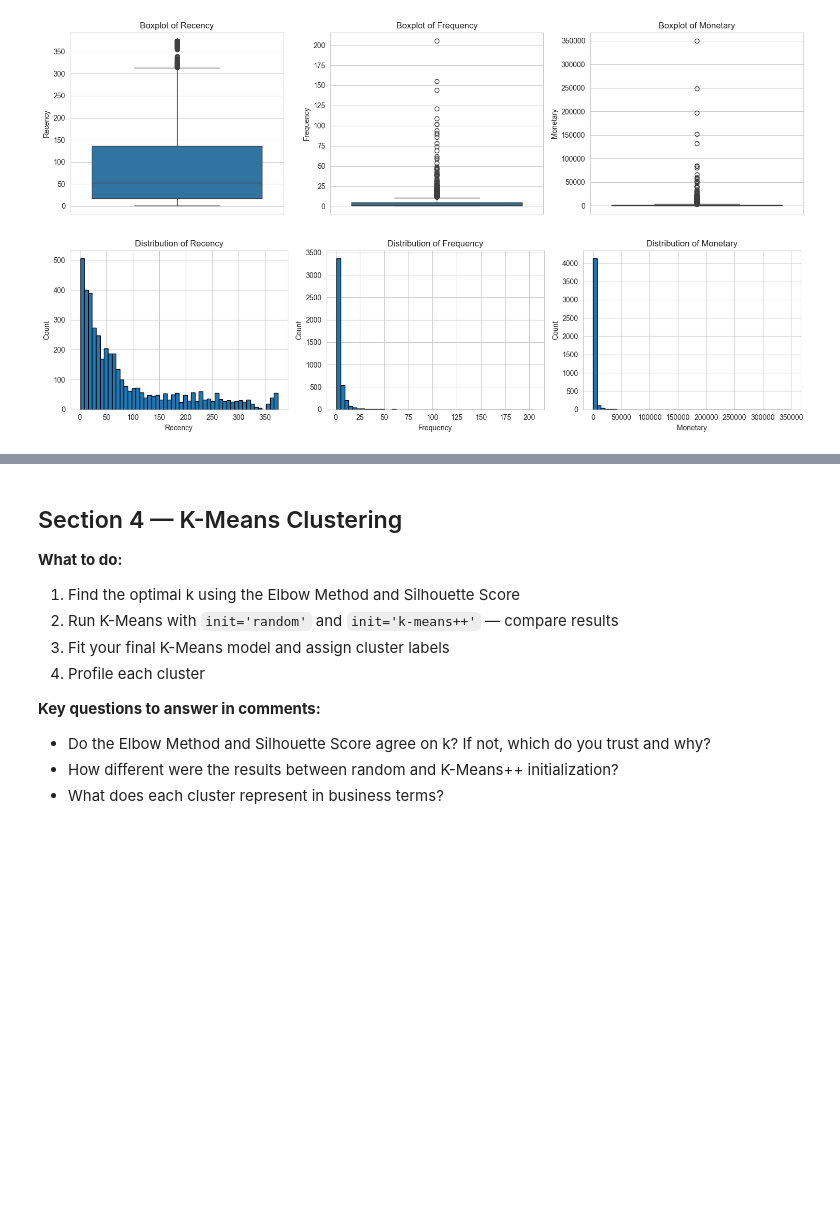
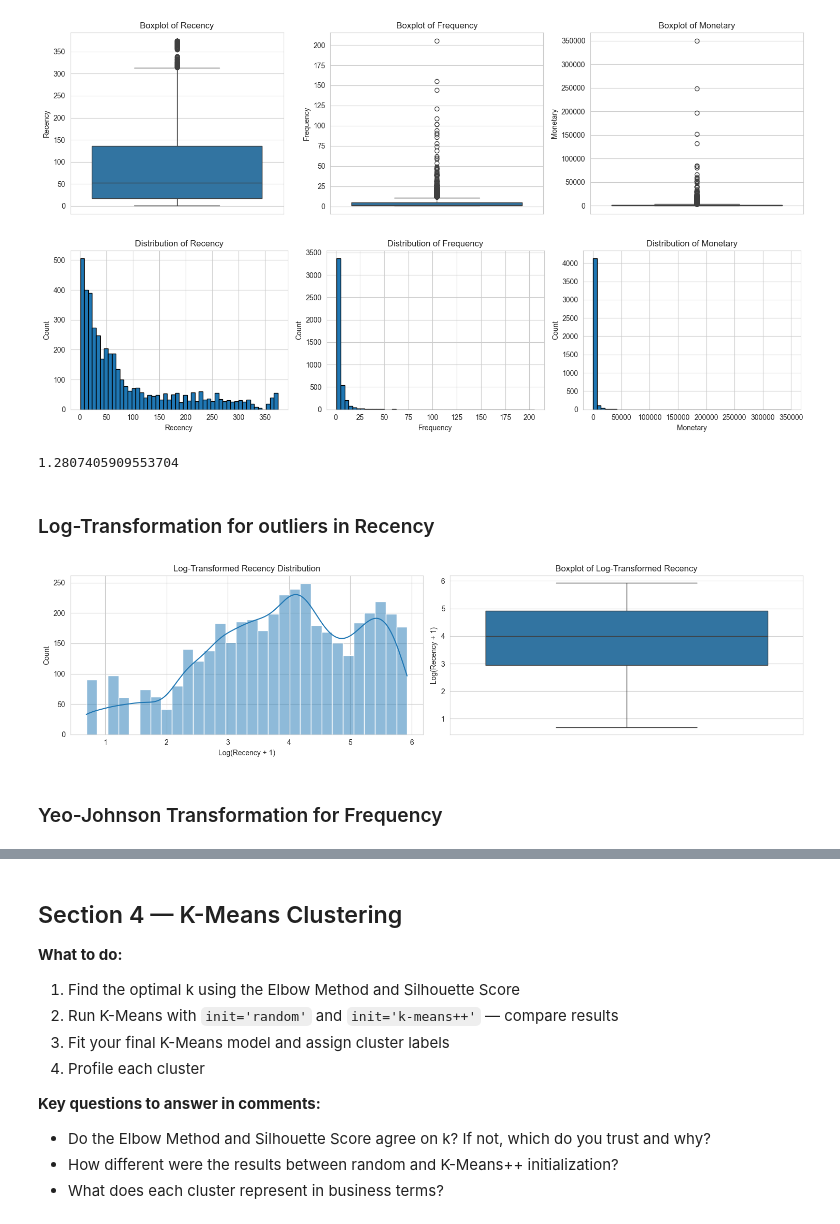
Before and after one commit to CodexAarogya/Fusemachines-Assignments, a Jupyter notebook: week-7/Assignment/Week_7_Clustering_Assignment.ipynb, the cells around one changed output, grey strips where cells are left out. Cells and saved outputs as stored; diff of their text form; code cells hidden in the pictures; blank space fills up the shorter version.

Commit message:
Completed feature transformation & scaling

```diff
--- a/week-7/Assignment/Week_7_Clustering_Assignment.ipynb
+++ b/week-7/Assignment/Week_7_Clustering_Assignment.ipynb
@@ -424,5 +424,7 @@ plt.show()
 # YOUR OBSERVATION HERE (as a comment):
 # What do you see in these distributions?
 # Are there outliers? How will they affect clustering?
+print(customer_df['Recency'].skew())
 # %% [output]
 [figure]
+1.2807405909553704
@@ -438,0 +431,25 @@ plt.show()
+# %% [markdown]
+### Log-Transformation for outliers in Recency
+# %%
+# ── Outlier Handling ─────────────────────────────────────────────────────────
+# Decide how to handle outliers in each feature
+# Options: cap at percentile, log transform, remove, keep
+# Justify your choice for EACH feature in comments
+
+customer_df['Recency_log'] = np.log1p(customer_df['Recency'])
+# %%
+# Plot histogram + boxplot for log-transformed Recency
+fig, axes = plt.subplots(1, 2, figsize=(15, 4))
+
+sns.histplot(customer_df['Recency_log'], kde=True, bins=30, ax=axes[0])
+axes[0].set_title('Log-Transformed Recency Distribution')
+axes[0].set_xlabel('Log(Recency + 1)')
+
+sns.boxplot(y=customer_df['Recency_log'], ax=axes[1])
+axes[1].set_title('Boxplot of Log-Transformed Recency')
+axes[1].set_ylabel('Log(Recency + 1)')
+
+plt.tight_layout()
+plt.show()
+# %% [output]
+[figure, added]
@@ -438,0 +459,2 @@ plt.show()
+# %% [markdown]
+### Yeo-Johnson Transformation for Frequency
```
Also changed, not shown: parts of 12 cells of this notebook.
